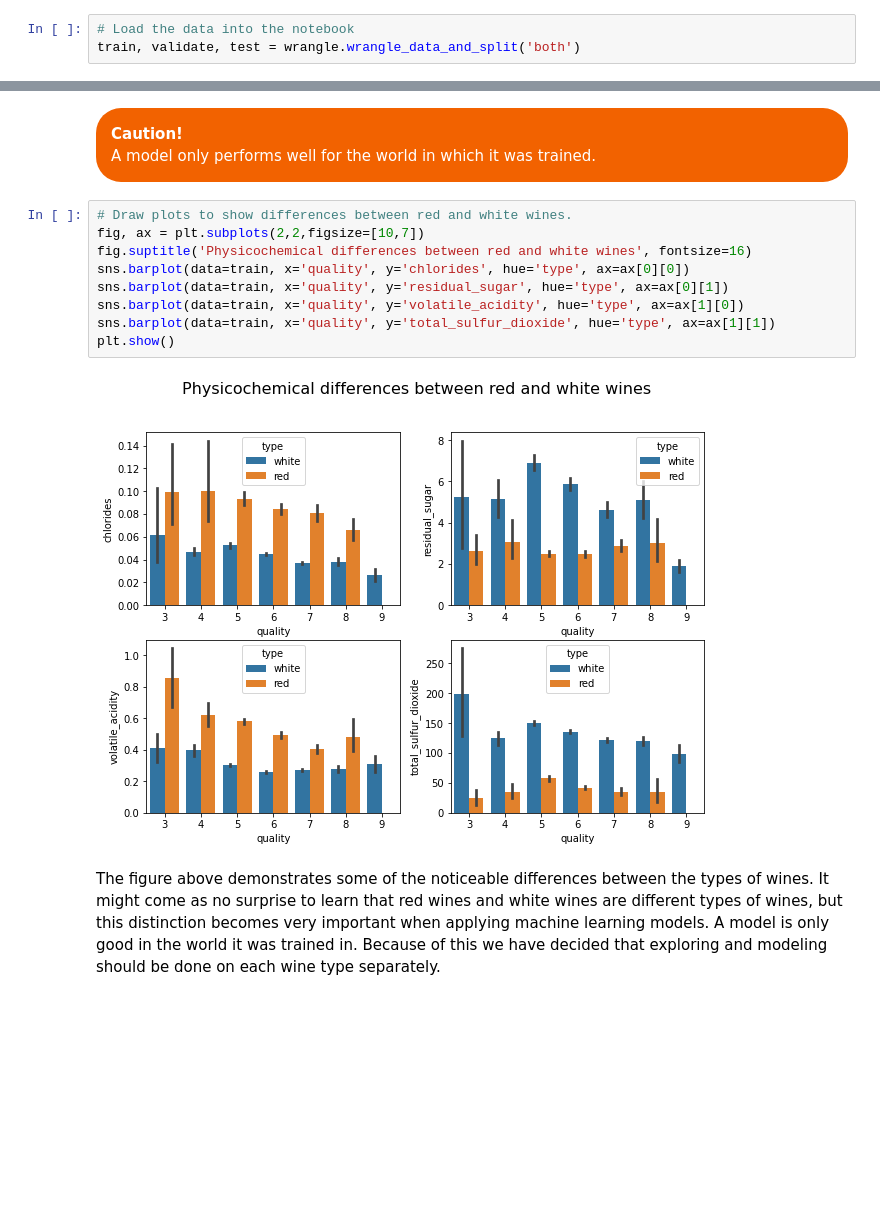
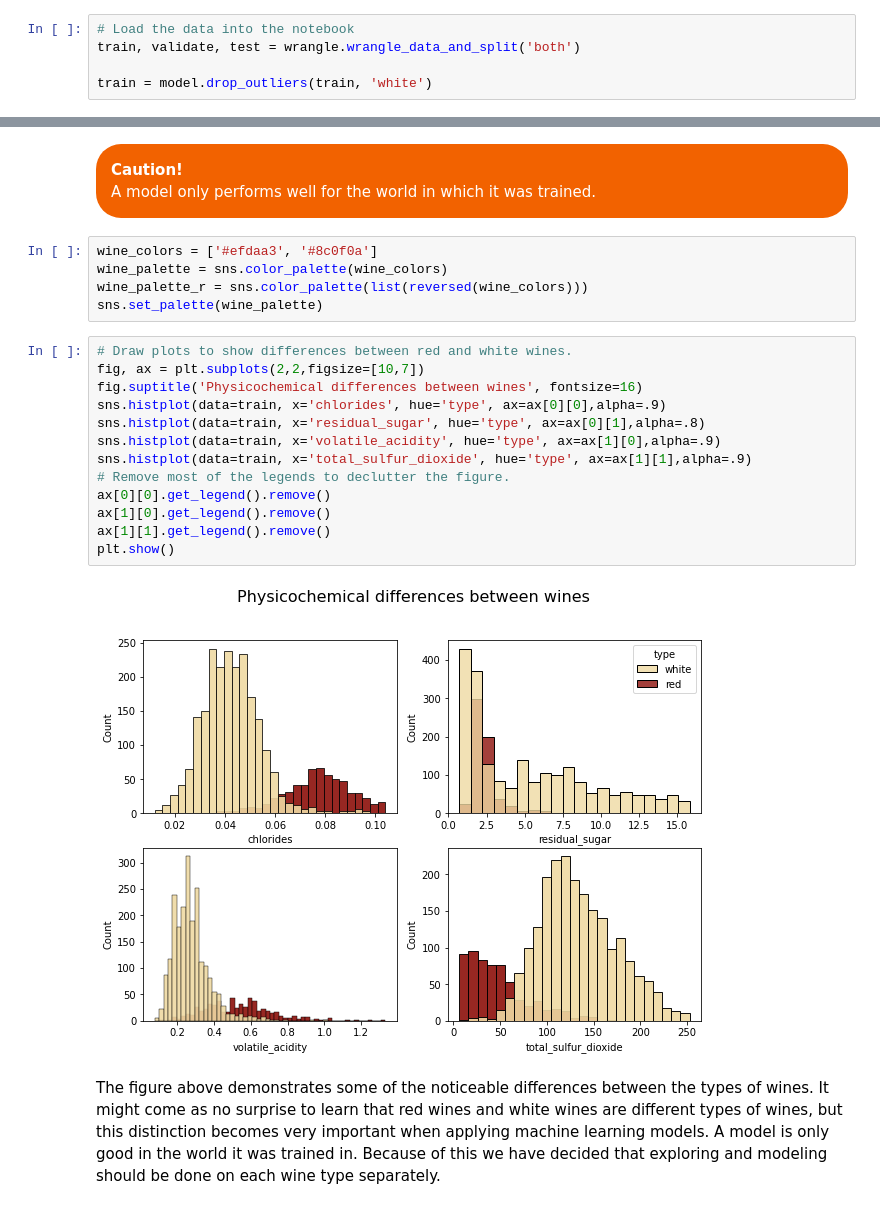
Before and after one commit to MrEnigmamgine/jtl_wine_quality, a Jupyter notebook: Final Report.ipynb, the cells around one changed output, grey strips where cells are left out. Saved outputs shown, nothing was run; the diff lists cells and outputs as text; blank space fills up the shorter version.

```diff
--- a/Final Report.ipynb
+++ b/Final Report.ipynb
@@ -100,6 +212,8 @@ Because total sulfur dioxide contains the value from free sulfur dioxide there i
 # %%
 # Load the data into the notebook
 train, validate, test = wrangle.wrangle_data_and_split('both')
+
+train = model.drop_outliers(train, 'white')
 # %% [markdown]
 
 ---
@@ -124,17 +238,26 @@ However, the distributions for qualities 3 and 4 tell us a different story.  Bec
  <strong>Caution!</strong> <br>
   A model only performs well for the world in which it was trained.
 </div>
+# %%
+wine_colors = ['#efdaa3', '#8c0f0a']
+wine_palette = sns.color_palette(wine_colors)
+wine_palette_r = sns.color_palette(list(reversed(wine_colors)))
+sns.set_palette(wine_palette)
 # %%
 # Draw plots to show differences between red and white wines.
 fig, ax = plt.subplots(2,2,figsize=[10,7])
-fig.suptitle('Physicochemical differences between red and white wines', fontsize=16)
-sns.barplot(data=train, x='quality', y='chlorides', hue='type', ax=ax[0][0])
-sns.barplot(data=train, x='quality', y='residual_sugar', hue='type', ax=ax[0][1])
-sns.barplot(data=train, x='quality', y='volatile_acidity', hue='type', ax=ax[1][0])
-sns.barplot(data=train, x='quality', y='total_sulfur_dioxide', hue='type', ax=ax[1][1])
+fig.suptitle('Physicochemical differences between wines', fontsize=16)
+sns.histplot(data=train, x='chlorides', hue='type', ax=ax[0][0],alpha=.9)
+sns.histplot(data=train, x='residual_sugar', hue='type', ax=ax[0][1],alpha=.8)
+sns.histplot(data=train, x='volatile_acidity', hue='type', ax=ax[1][0],alpha=.9)
+sns.histplot(data=train, x='total_sulfur_dioxide', hue='type', ax=ax[1][1],alpha=.9)
+# Remove most of the legends to declutter the figure.
+ax[0][0].get_legend().remove()
+ax[1][0].get_legend().remove()
+ax[1][1].get_legend().remove()
 plt.show()
 # %% [output]
-[figure, old version]
+[figure, new version]
 # %% [markdown]
 The figure above demonstrates some of the noticeable differences between the types of wines.  It might come as no surprise to learn that red wines and white wines are different types of wines, but this distinction becomes very important when applying machine learning models.  A model is only good in the world it was trained in.  Because of this we have decided that exploring and modeling should be done on each wine type separately.
 # %% [markdown]
```
Also changed, not shown: parts of 8 cells of this notebook, 4 other files.
